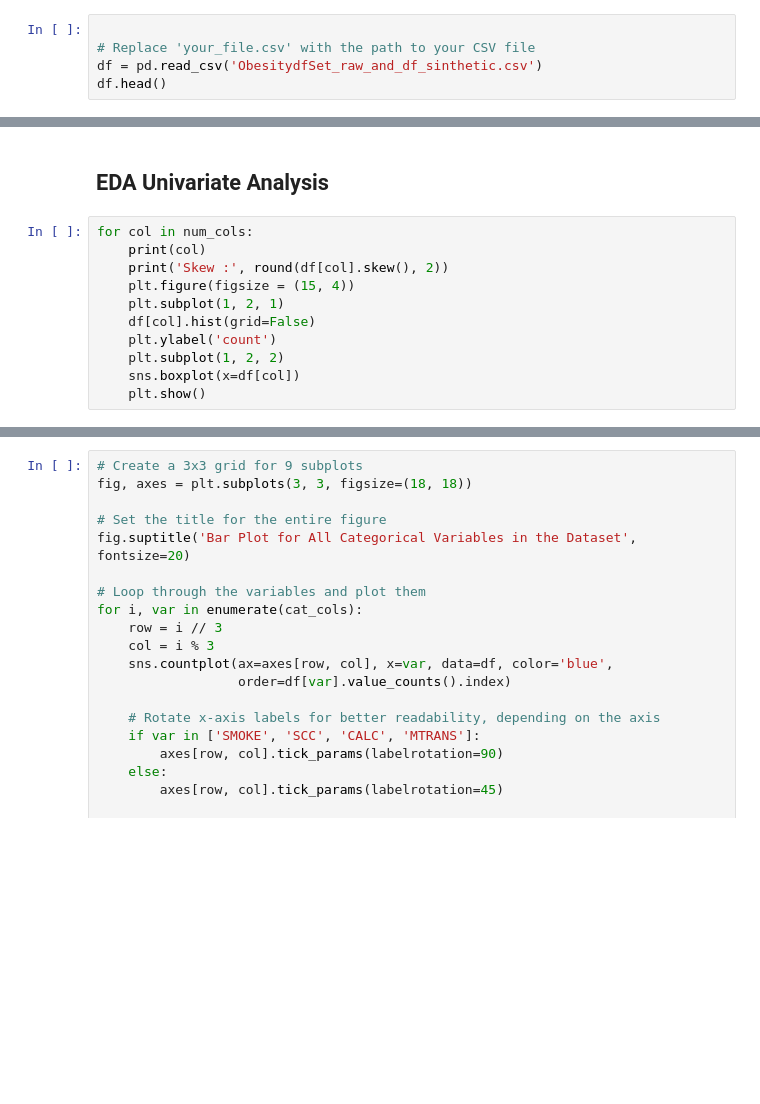
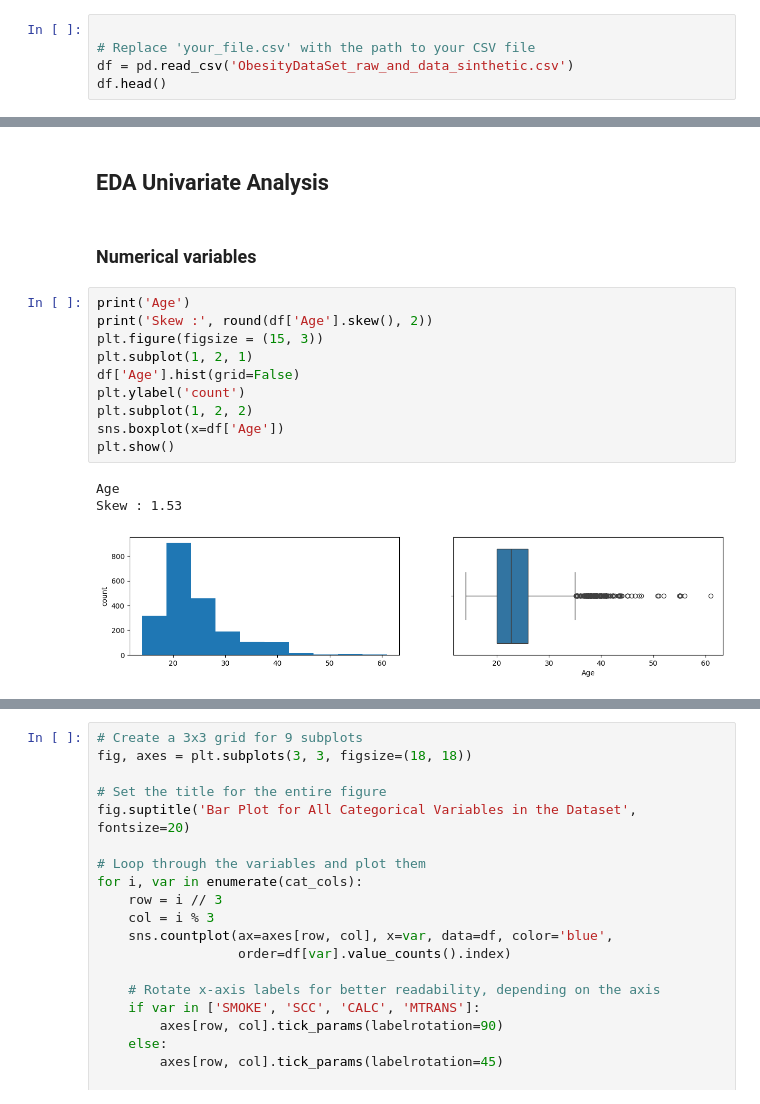
Before and after one commit to dang-nguyendd/ds_data_modelling, a Jupyter notebook: s3759957.ipynb, the cells around one changed output, grey strips where cells are left out. Saved outputs shown, nothing was run; the diff lists cells and outputs as text; blank space fills up the shorter version.

```diff
--- a/s3759957.ipynb
+++ b/s3759957.ipynb
@@ -9,7 +9,7 @@ import matplotlib.pyplot as plt
 # %%
 
 # Replace 'your_file.csv' with the path to your CSV file
-df = pd.read_csv('ObesitydfSet_raw_and_df_sinthetic.csv')
+df = pd.read_csv('ObesityDataSet_raw_and_data_sinthetic.csv')
 df.head()
 # %% [output]
 |  | Gender | Age | Height | Weight | family_history_with_overweight | FAVC | FCVC | NCP | CAEC | SMOKE | ... |
@@ -154,14 +154,19 @@ Numerical Variables:
 ['Age', 'Height', 'Weight', 'FCVC', 'NCP', 'CH2O', 'FAF', 'TUE']
 # %% [markdown]
 ## EDA Univariate Analysis
+# %% [markdown]
+### Numerical variables
 # %%
-for col in num_cols:
-    print(col)
-    print('Skew :', round(df[col].skew(), 2))
-    plt.figure(figsize = (15, 4))
-    plt.subplot(1, 2, 1)
-    df[col].hist(grid=False)
-    plt.ylabel('count')
-    plt.subplot(1, 2, 2)
-    sns.boxplot(x=df[col])
-    plt.show()
+print('Age')
+print('Skew :', round(df['Age'].skew(), 2))
+plt.figure(figsize = (15, 3))
+plt.subplot(1, 2, 1)
+df['Age'].hist(grid=False)
+plt.ylabel('count')
+plt.subplot(1, 2, 2)
+sns.boxplot(x=df['Age'])
+plt.show()
+# %% [output]
+Age
+Skew : 1.53
+[figure, added]
```
Also changed, not shown: parts of 11 cells of this notebook.
